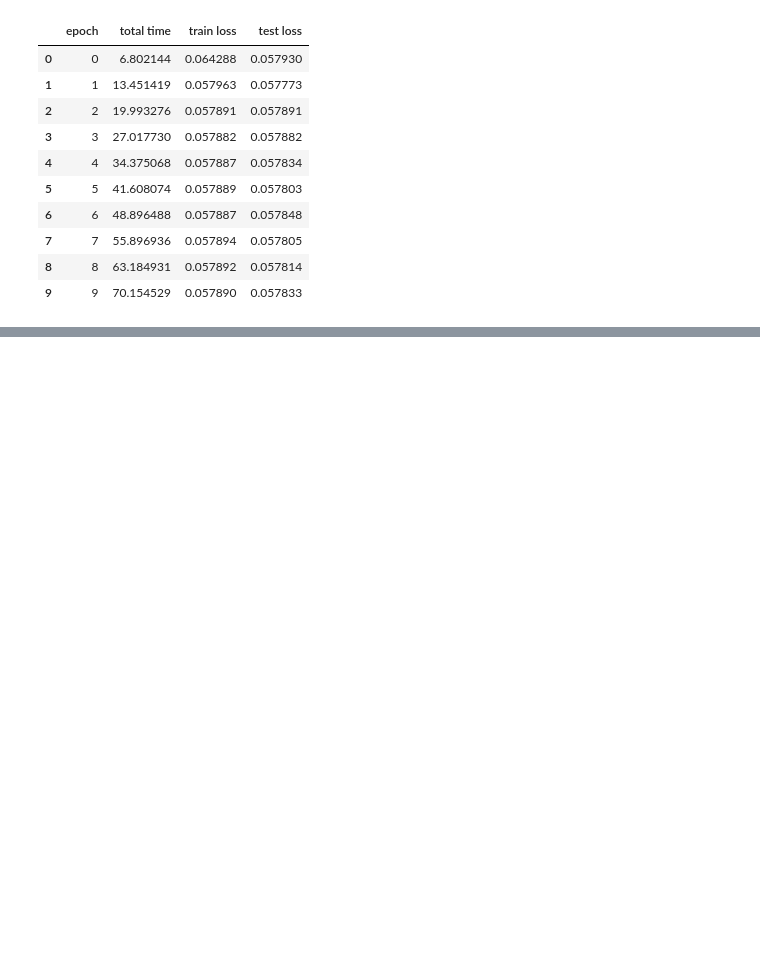
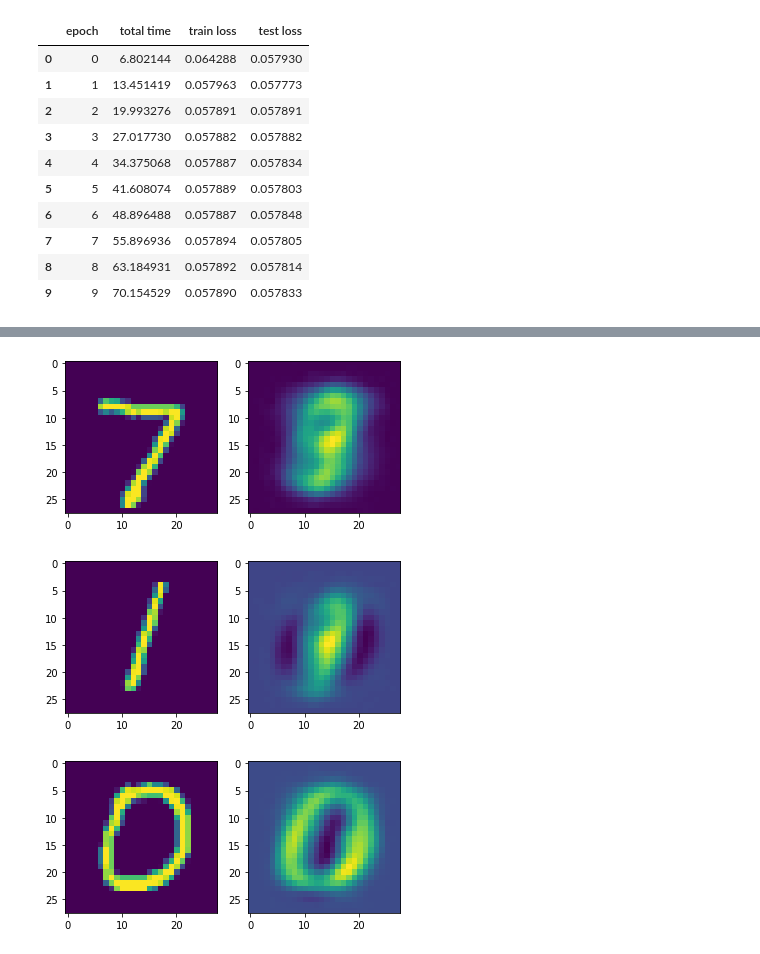
Before and after one commit to narendra974/insidedeeplearning, a Jupyter notebook: AutoEncoding.ipynb, the cells around one changed output, grey strips where cells are left out. Drawn from its saved outputs; the diff is of its cells as text; code cells hidden in the pictures; blank space fills up the shorter version.

```diff
--- a/AutoEncoding.ipynb
+++ b/AutoEncoding.ipynb
@@ -375,0 +374,19 @@ ValueError: ignored
+# %%
+def showEncodeDecode(encode_decode, x):
+  encode_decode = encode_decode.eval()
+  encode_decode = encode_decode.cpu()
+
+  with torch.no_grad():
+    x_recon = encode_decode(x)
+
+  f, axarr = plt.subplots(1, 2)
+  axarr[0].imshow(x.numpy()[0, :])
+  axarr[1].imshow(x_recon.numpy()[0, 0, :])
+# %%
+showEncodeDecode(pca_model, test_data_xy[0][0])
+showEncodeDecode(pca_model, test_data_xy[2][0])
+showEncodeDecode(pca_model, test_data_xy[10][0])
+# %% [output]
+[figure, added]
+[figure, added]
+[figure, added]
```
Also changed, not shown: parts of 3 cells of this notebook.
